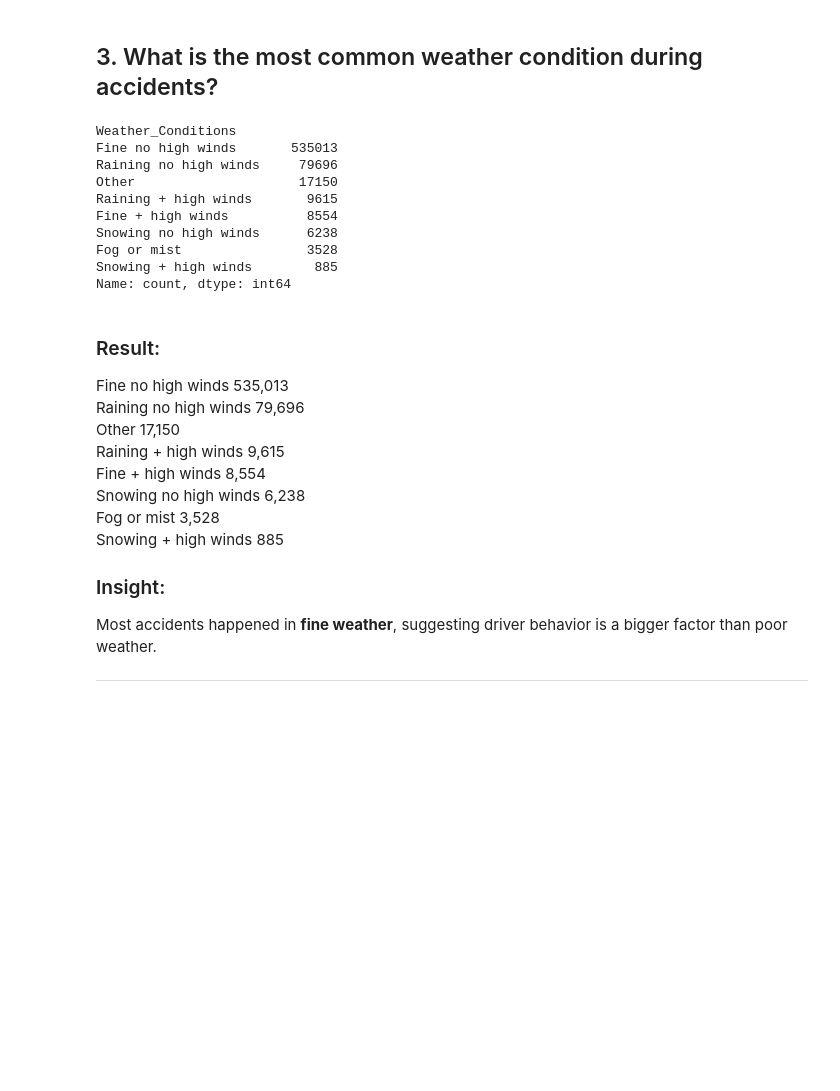
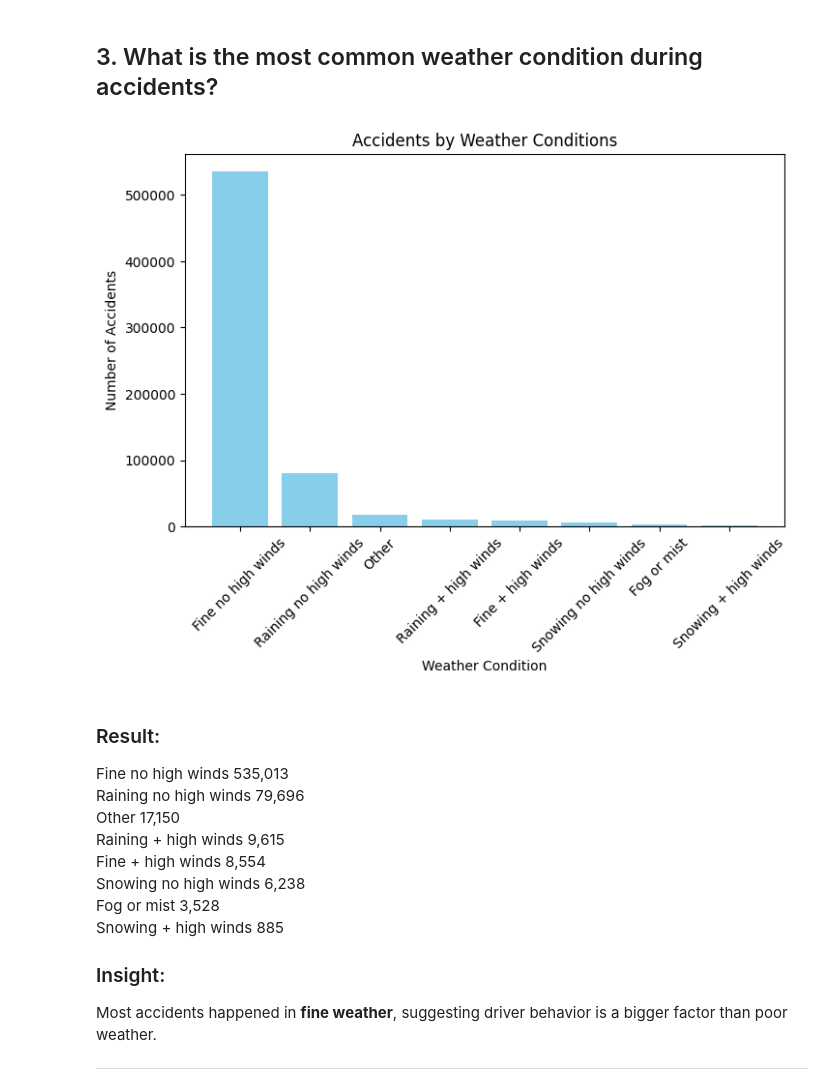
Before and after one commit to Kienny043/ELEC303-DataAnalytics, a Jupyter notebook: Activity2.ipynb, the cells around one changed output. Cells and saved outputs as stored; diff of their text form; code cells hidden in the pictures; blank space fills up the shorter version.

```diff
--- a/Activity2.ipynb
+++ b/Activity2.ipynb
@@ -240,18 +245,16 @@ Name: count, dtype: int64
 # %% [markdown]
 <h2>3. What is the most common weather condition during accidents?</h2>
 # %%
-uk_accidents["Weather_Conditions"].value_counts()
+weather_counts = uk_accidents["Weather_Conditions"].value_counts()
+plt.figure(figsize=(8,5))
+plt.bar(weather_counts.index, weather_counts.values, color='skyblue')
+plt.xticks(rotation=45)
+plt.title("Accidents by Weather Conditions")
+plt.xlabel("Weather Condition")
+plt.ylabel("Number of Accidents")
+plt.show()
 # %% [output]
-Weather_Conditions
-Fine no high winds       535013
-Raining no high winds     79696
-Other                     17150
-Raining + high winds       9615
-Fine + high winds          8554
-Snowing no high winds      6238
-Fog or mist                3528
-Snowing + high winds        885
-Name: count, dtype: int64
+[figure, added]
 # %% [markdown]
 <h3>Result:</h3>
 <p>
```
Also changed, not shown: parts of 24 cells of this notebook.
